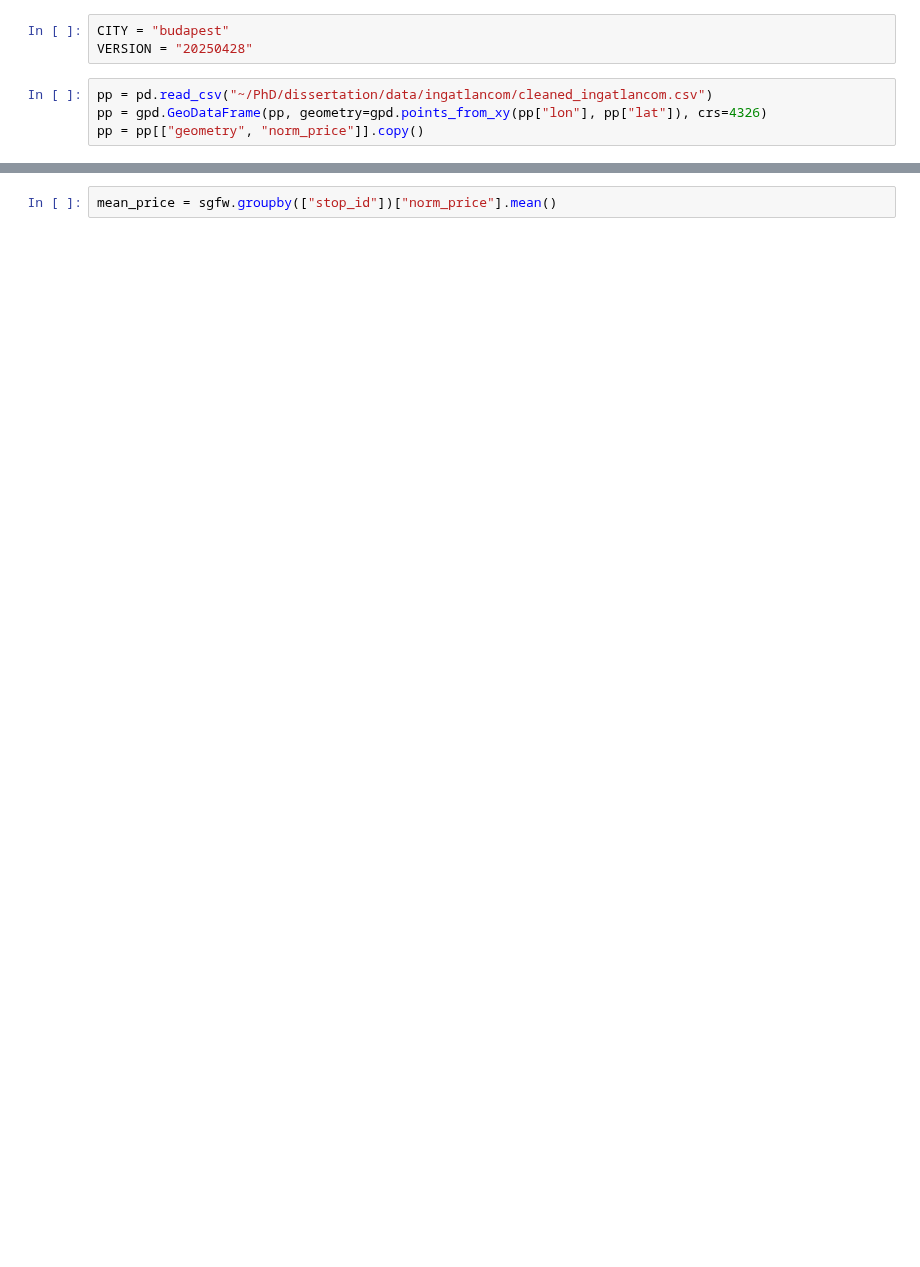
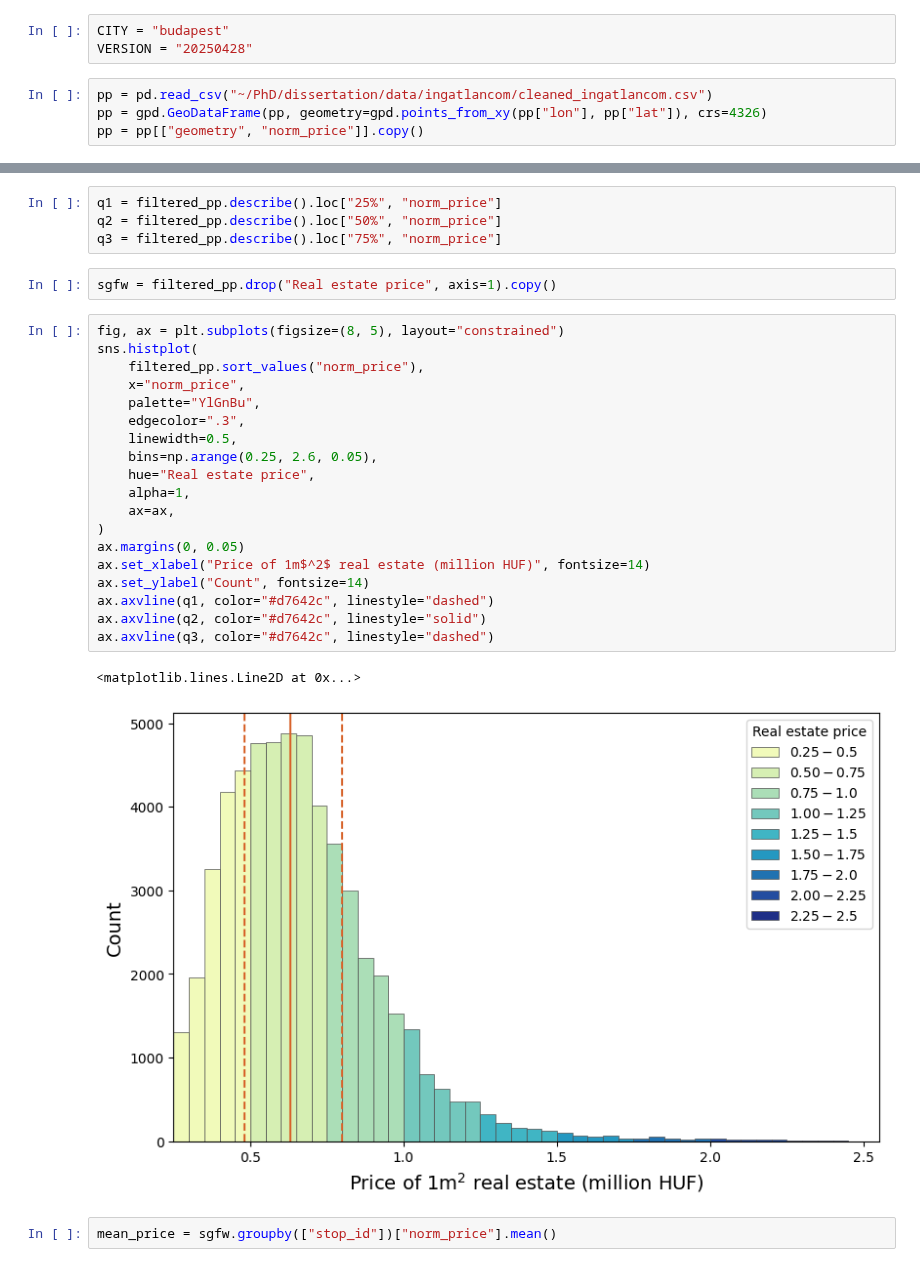
Before and after one commit to ANETILab/stop_accessibility, a Jupyter notebook: notebooks/bp_property_price_gini.ipynb, the cells around one changed output, grey strips where cells are left out. Saved outputs shown, nothing was run; the diff lists cells and outputs as text; blank space fills up the shorter version.

```diff
--- a/notebooks/bp_property_price_gini.ipynb
+++ b/notebooks/bp_property_price_gini.ipynb
@@ -29,3 +71,31 @@ sgfw = sgfw.sjoin(pp).drop("index_right", axis=1)
+# %%
+q1 = filtered_pp.describe().loc["25%", "norm_price"]
+q2 = filtered_pp.describe().loc["50%", "norm_price"]
+q3 = filtered_pp.describe().loc["75%", "norm_price"]
+# %%
+sgfw = filtered_pp.drop("Real estate price", axis=1).copy()
+# %%
+fig, ax = plt.subplots(figsize=(8, 5), layout="constrained")
+sns.histplot(
+    filtered_pp.sort_values("norm_price"),
+    x="norm_price",
+    palette="YlGnBu",
+    edgecolor=".3",
+    linewidth=0.5,
+    bins=np.arange(0.25, 2.6, 0.05),
+    hue="Real estate price",
+    alpha=1,
+    ax=ax,
+)
+ax.margins(0, 0.05)
+ax.set_xlabel("Price of 1m$^2$ real estate (million HUF)", fontsize=14)
+ax.set_ylabel("Count", fontsize=14)
+ax.axvline(q1, color="#d7642c", linestyle="dashed")
+ax.axvline(q2, color="#d7642c", linestyle="solid")
+ax.axvline(q3, color="#d7642c", linestyle="dashed")
+# %% [output]
+<matplotlib.lines.Line2D at 0x...>
+[figure, added]
 # %%
 mean_price = sgfw.groupby(["stop_id"])["norm_price"].mean()
 # %%
```
Also changed, not shown: parts of 7 cells of this notebook.
